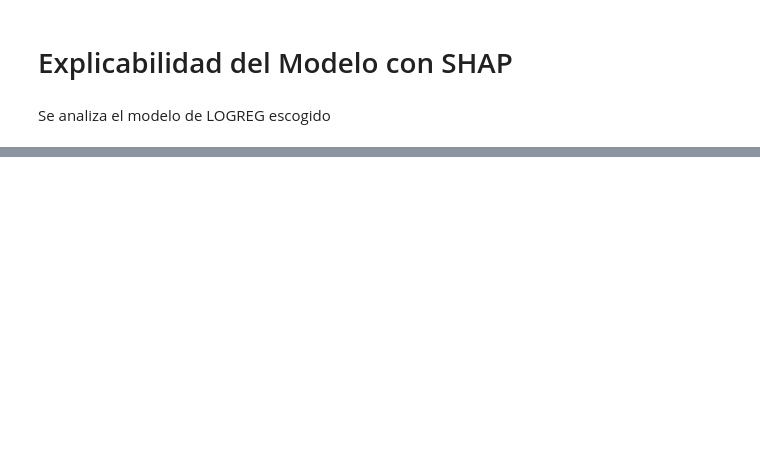
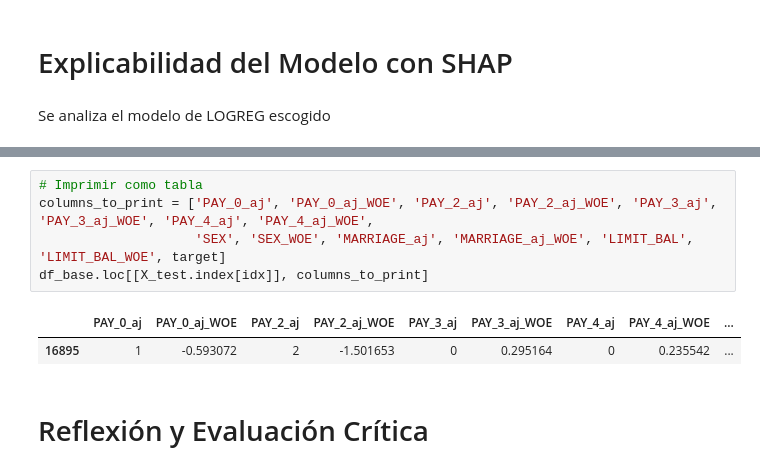
Before and after one commit to Sergi-06/Calibracion_Feedback1, a Jupyter notebook: Feedback1.ipynb, the cells around one changed output, grey strips where cells are left out. Drawn from its saved outputs; the diff is of its cells as text; blank space fills up the shorter version.

```diff
--- a/Feedback1.ipynb
+++ b/Feedback1.ipynb
@@ -1435,0 +1470,10 @@ shap.force_plot(explainer.expected_value[1], shap_values[idx].values, X_test.ilo
+# %%
+# Imprimir como tabla
+columns_to_print = ['PAY_0_aj', 'PAY_0_aj_WOE', 'PAY_2_aj', 'PAY_2_aj_WOE', 'PAY_3_aj', 'PAY_3_aj_WOE', 'PAY_4_aj', 'PAY_4_aj_WOE',
+                    'SEX', 'SEX_WOE', 'MARRIAGE_aj', 'MARRIAGE_aj_WOE', 'LIMIT_BAL', 'LIMIT_BAL_WOE', target]
+df_base.loc[[X_test.index[idx]], columns_to_print]
+# %% [output]
+|  | PAY_0_aj | PAY_0_aj_WOE | PAY_2_aj | PAY_2_aj_WOE | PAY_3_aj | PAY_3_aj_WOE | PAY_4_aj | PAY_4_aj_WOE | ... |
+| 16895 | 1 | -0.593072 | 2 | -1.501653 | 0 | 0.295164 | 0 | 0.235542 | ... |
+# %% [markdown]
+# Reflexión y Evaluación Crítica
```
Also changed, not shown: parts of 22 cells of this notebook.
